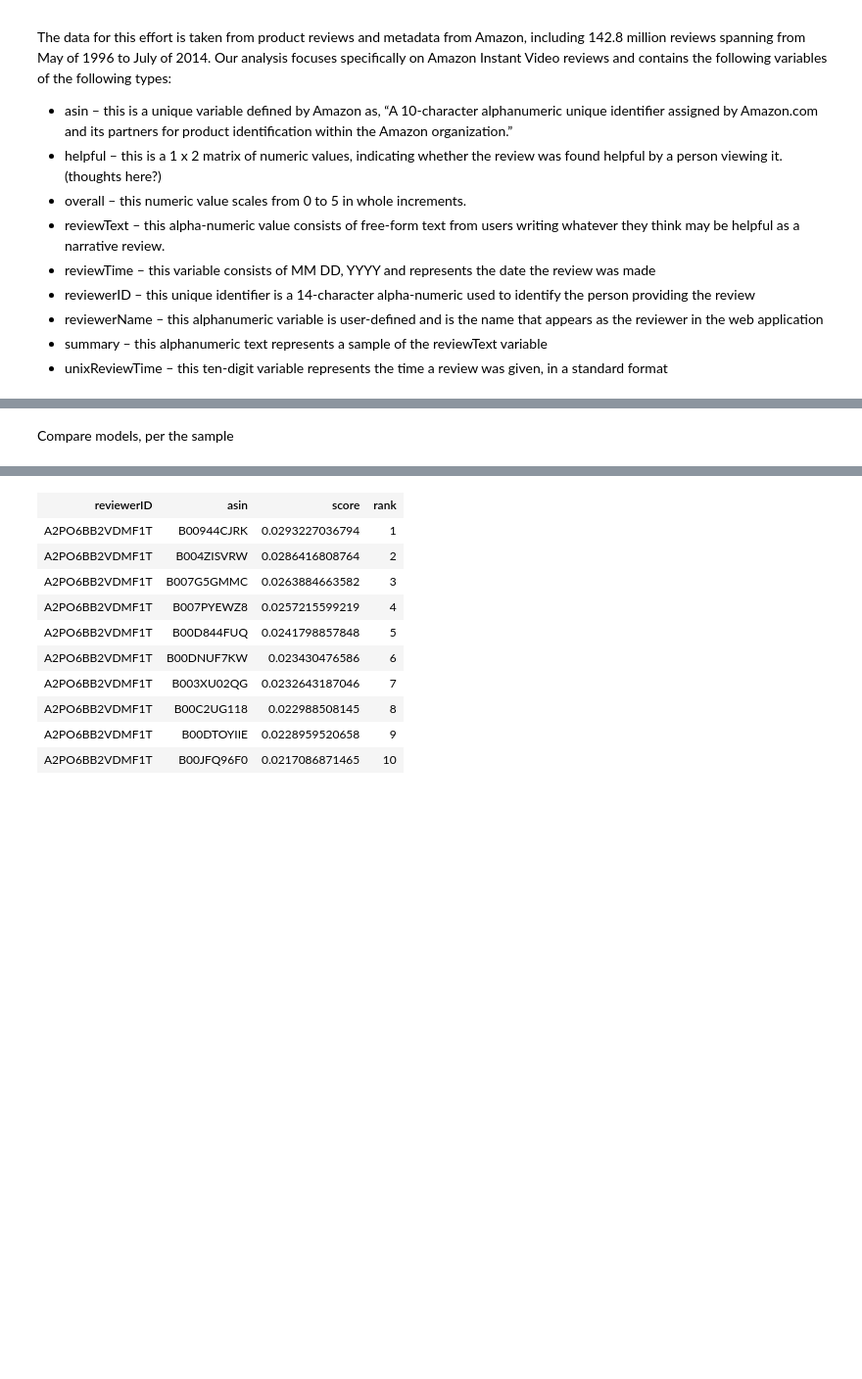
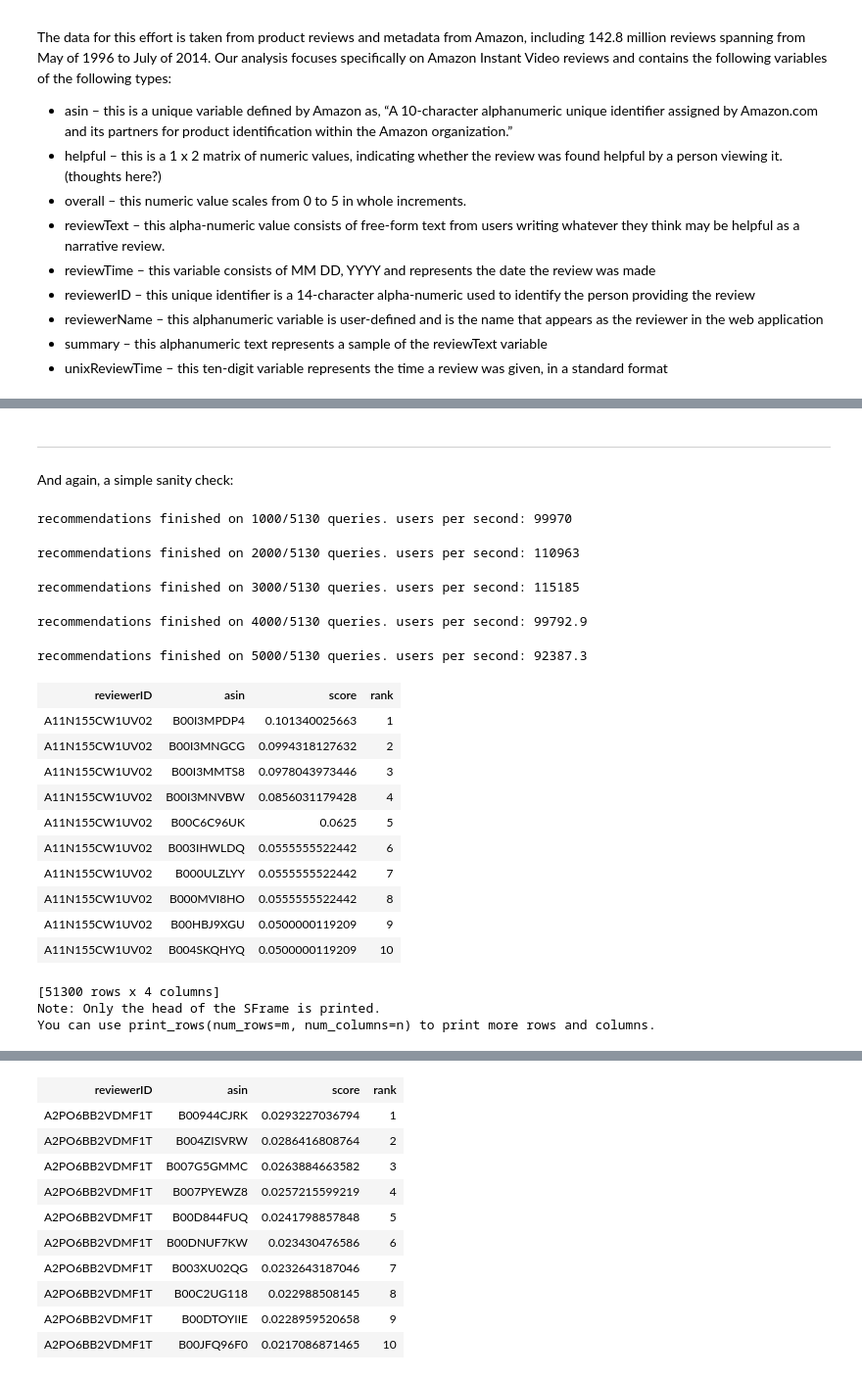
Before and after one commit to RahnL/DataScience-SMU, a Jupyter notebook: DataMining/Recommender System Sample.ipynb, the cells around one changed output, grey strips where cells are left out. Shown: that part at 98% size. Drawn from its saved outputs; the diff is of its cells as text; code cells hidden in the pictures; blank space fills up the shorter version.

```diff
--- a/DataMining/Recommender System Sample.ipynb
+++ b/DataMining/Recommender System Sample.ipynb
@@ -115,2 +169,25 @@ Preparing data set.
-# %% [markdown]
-Compare models, per the sample
+# %% [markdown]
+---
+And again, a simple sanity check:
+# %%
+item_sim_model.recommend()
+# %% [output]
+recommendations finished on 1000/5130 queries. users per second: 99970
+recommendations finished on 2000/5130 queries. users per second: 110963
+recommendations finished on 3000/5130 queries. users per second: 115185
+recommendations finished on 4000/5130 queries. users per second: 99792.9
+recommendations finished on 5000/5130 queries. users per second: 92387.3
+| reviewerID | asin | score | rank |
+| A11N155CW1UV02 | B00I3MPDP4 | 0.101340025663 | 1 |
+| A11N155CW1UV02 | B00I3MNGCG | 0.0994318127632 | 2 |
+| A11N155CW1UV02 | B00I3MMTS8 | 0.0978043973446 | 3 |
+| A11N155CW1UV02 | B00I3MNVBW | 0.0856031179428 | 4 |
+| A11N155CW1UV02 | B00C6C96UK | 0.0625 | 5 |
+| A11N155CW1UV02 | B003IHWLDQ | 0.0555555522442 | 6 |
+| A11N155CW1UV02 | B000ULZLYY | 0.0555555522442 | 7 |
+| A11N155CW1UV02 | B000MVI8HO | 0.0555555522442 | 8 |
+| A11N155CW1UV02 | B00HBJ9XGU | 0.0500000119209 | 9 |
+| A11N155CW1UV02 | B004SKQHYQ | 0.0500000119209 | 10 |
+[51300 rows x 4 columns]
+Note: Only the head of the SFrame is printed.
+You can use print_rows(num_rows=m, num_columns=n) to print more rows and columns.
```
Also changed, not shown: parts of 20 cells of this notebook.
